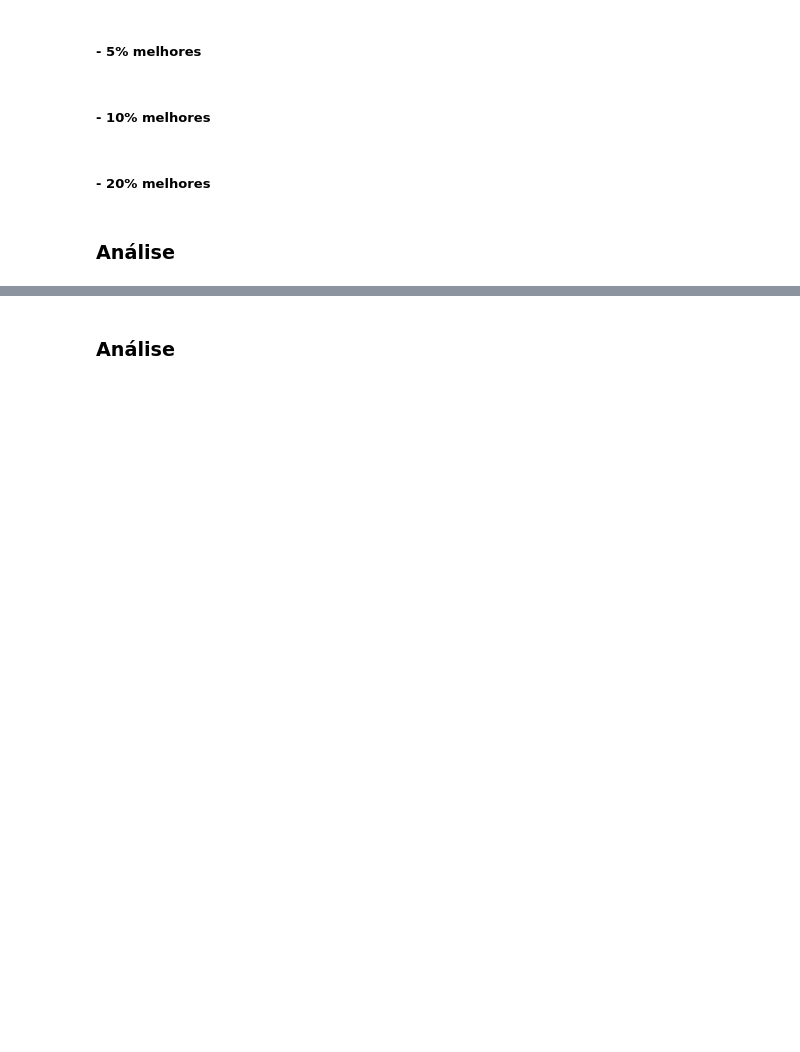
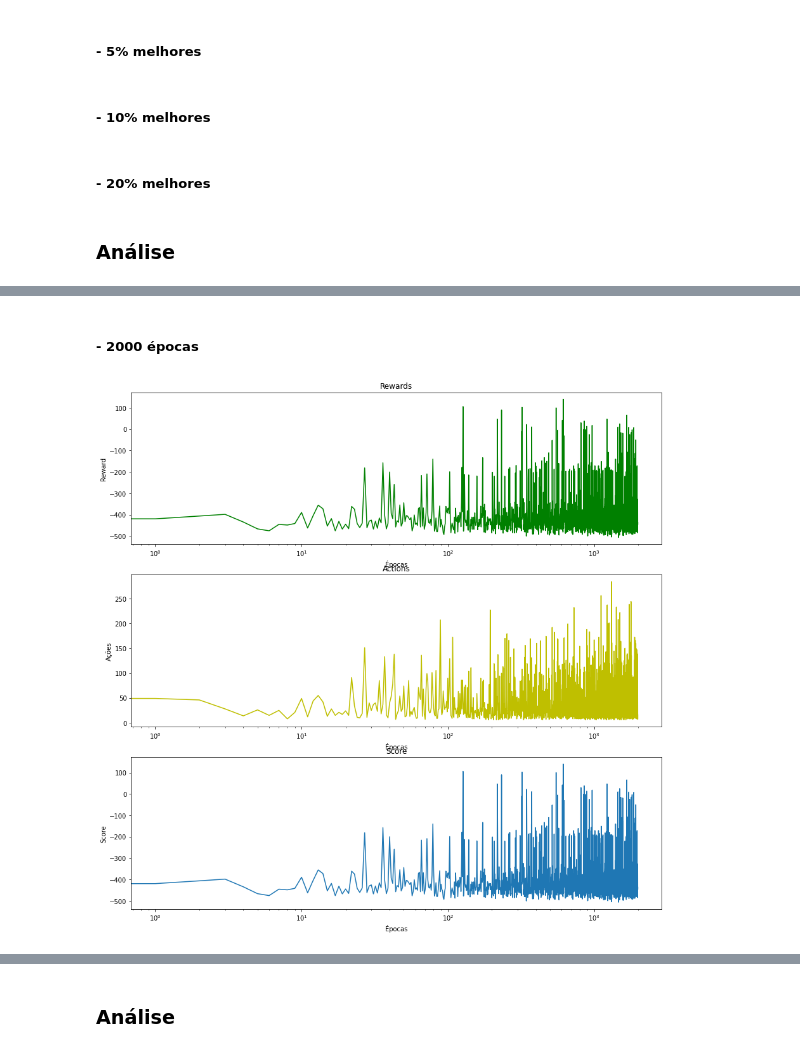
Before and after one commit to vpalmerini/pacman, a Jupyter notebook: p3.ipynb, the cells around one changed output, grey strips where cells are left out. Drawn from its saved outputs; the diff is of its cells as text; code cells hidden in the pictures; blank space fills up the shorter version.

```diff
--- a/p3.ipynb
+++ b/p3.ipynb
@@ -91,0 +90,23 @@ A cada geração mantemos os melhores indivíduos inalterados pois queremos que
+# %%
+import matplotlib.pyplot as plt
+import ast
+
+def plotResults(performance):
+    fig, axs = plt.subplots(3, figsize=(15,15))
+    axs[0].set_title('Rewards')
+    axs[0].set_xlabel('Épocas')
+    axs[0].set_xscale('log')
+    axs[0].set_ylabel('Reward')
+    axs[0].plot(ast.literal_eval(performance[0])['rewards'], 'g')
+
+    axs[1].set_title('Actions')
+    axs[1].set_xlabel('Épocas')
+    axs[1].set_xscale('log')
+    axs[1].set_ylabel('Ações')
+    axs[1].plot(ast.literal_eval(performance[0])['actions'], 'y')
+
+    axs[2].set_title('Score')
+    axs[2].set_xlabel('Épocas')
+    axs[2].set_xscale('log')
+    axs[2].set_ylabel('Score')
+    axs[2].plot(ast.literal_eval(performance[0])['scores'])
@@ -91,0 +125,9 @@ A cada geração mantemos os melhores indivíduos inalterados pois queremos que
+# %% [markdown]
+##### - 2000 épocas
+# %%
+# smallClassic
+performance_2000_small = ! python reinforcement.py --numGames 2000 --layout smallClassic
+# %%
+plotResults(performance_2000_small)
+# %% [output]
+[figure, added]
```
Also changed, not shown: parts of 45 cells of this notebook.
